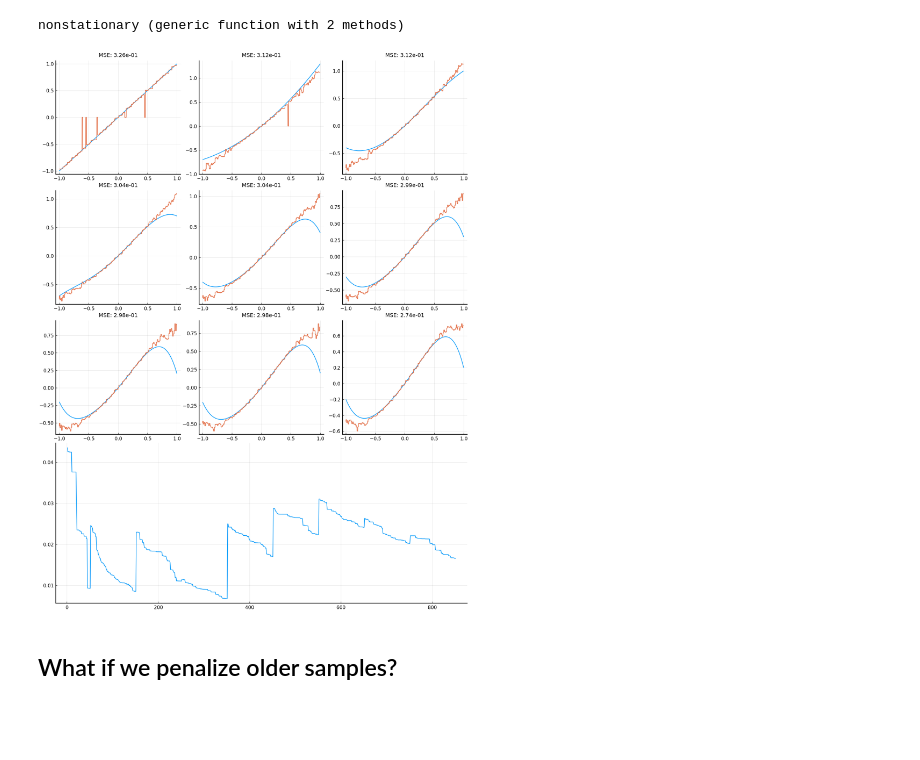
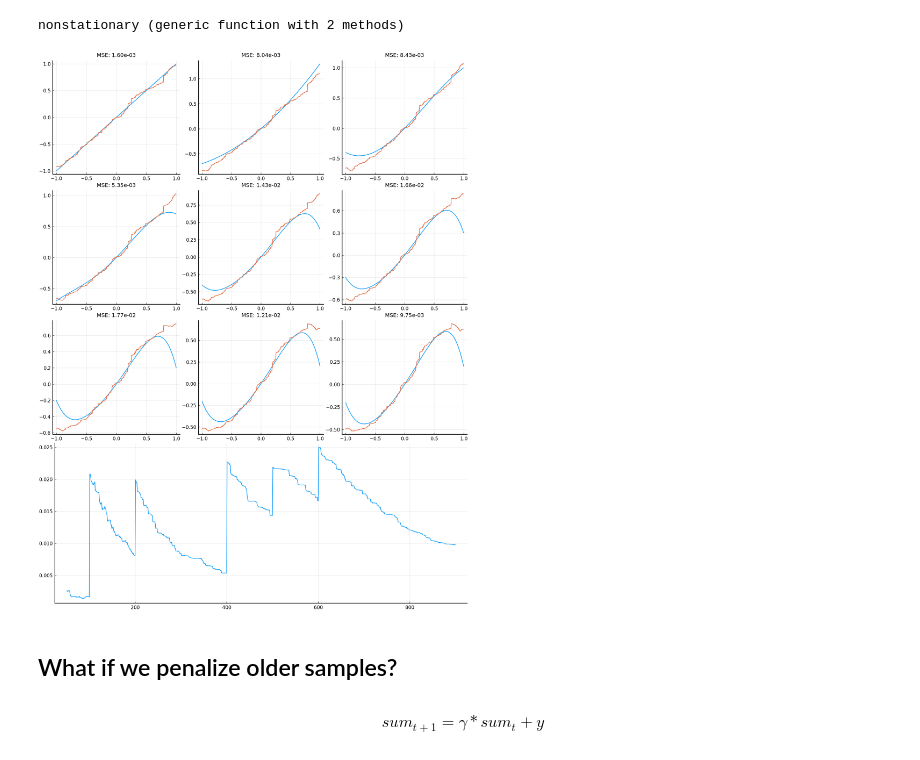
Before and after one commit to RafaelFK/Ramnet.jl, a Jupyter notebook: examples/Regression_with_WNN.ipynb, the cells around one changed output. Saved outputs shown, nothing was run; the diff lists cells and outputs as text; code cells hidden in the pictures; blank space fills up the shorter version.

Commit message:
Fixing MSE calculation and using a better parametrization for the regression model

```diff
--- a/examples/Regression_with_WNN.ipynb
+++ b/examples/Regression_with_WNN.ipynb
@@ -125,13 +113,16 @@ function nonstationary(seed=nothing; γ=1.0)
     MSEs = Vector{Float64}(undef, 900)
 
     thermo = Thermometer(-1.0, 1.0, 160)
-    regressor = RegressionDiscriminator(160, 80; seed, γ)
+    regressor = RegressionDiscriminator(160, 20; seed, γ)
 
     for (i, coef) in Iterators.enumerate(coefs)
         poly = polynomial(coef...)
 
         # Plot target function
-        plots[i] = plot(poly, -1:0.001:1)
+        X_poly = -1:0.001:1
+        y_poly = poly.(X_poly)
+
+        plots[i] = plot(X_poly, y_poly)
 
         # Sample points from target function to train model and assess quality
         X_train = rand(Uniform(-1, 1), 100)
@@ -145,11 +136,15 @@ function nonstationary(seed=nothing; γ=1.0)
                 1:length(X_train),
                 eachrow(permutedims(encode(thermo, X_train; flat=false))),
                 y_train)
-           train!(regressor, x, target)
+            train!(regressor, x, target)
 
+#             MSEs[(i-1)*length(X_train) + j] = msd(
+#                 predict(regressor, permutedims(encode(thermo, X_test; flat=false))),
+#                 y_test
+#             )
             MSEs[(i-1)*length(X_train) + j] = msd(
-                predict(regressor, permutedims(encode(thermo, X_test; flat=false))),
-                y_test
+                predict(regressor, permutedims(encode(thermo, X_poly; flat=false))),
+                y_poly
             )
         end
 
@@ -157,8 +152,8 @@ function nonstationary(seed=nothing; γ=1.0)
         plot!(
             plots[i],
             (x) -> predict(regressor, encode(thermo, x)),
-            -1:0.001:1,
-            title=@sprintf("MSE: %.2e", MSEs[i]),
+            -1:0.005:1,
+            title=@sprintf("MSE: %.2e", MSEs[i * length(X_train)]),
             titlefont=font(9)
         )
     end
@@ -167,7 +162,7 @@ function nonstationary(seed=nothing; γ=1.0)
 
     plot(
         plots...,
-        plot(MSEs[50:end]),
+        plot(50:(length(MSEs)), MSEs[50:end]),
         layout=l,
         size=(1000, 1300),
         legend=false,
@@ -177,9 +172,11 @@ end
 # %% [output]
 nonstationary (generic function with 2 methods)
 # %%
-nonstationary(2; γ = 1.0)
+nonstationary(4; γ = 1.0)
 # %% [output]
-[figure, old version]
+[figure, new version]
 # %% [markdown]
 ## What if we penalize older samples?
+# %% [markdown]
+$$sum_{t+1} = \gamma*sum_t + y$$
 # %%
```
Also changed, not shown: parts of 3 cells of this notebook.
